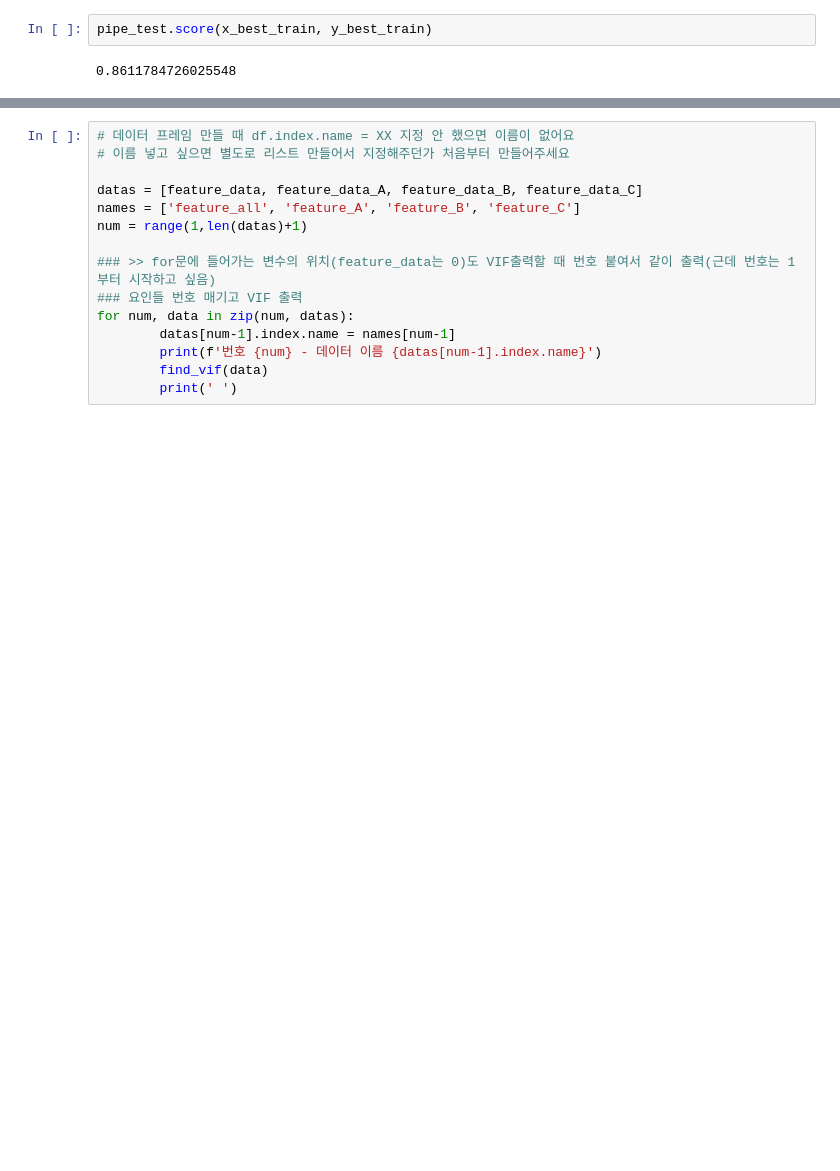
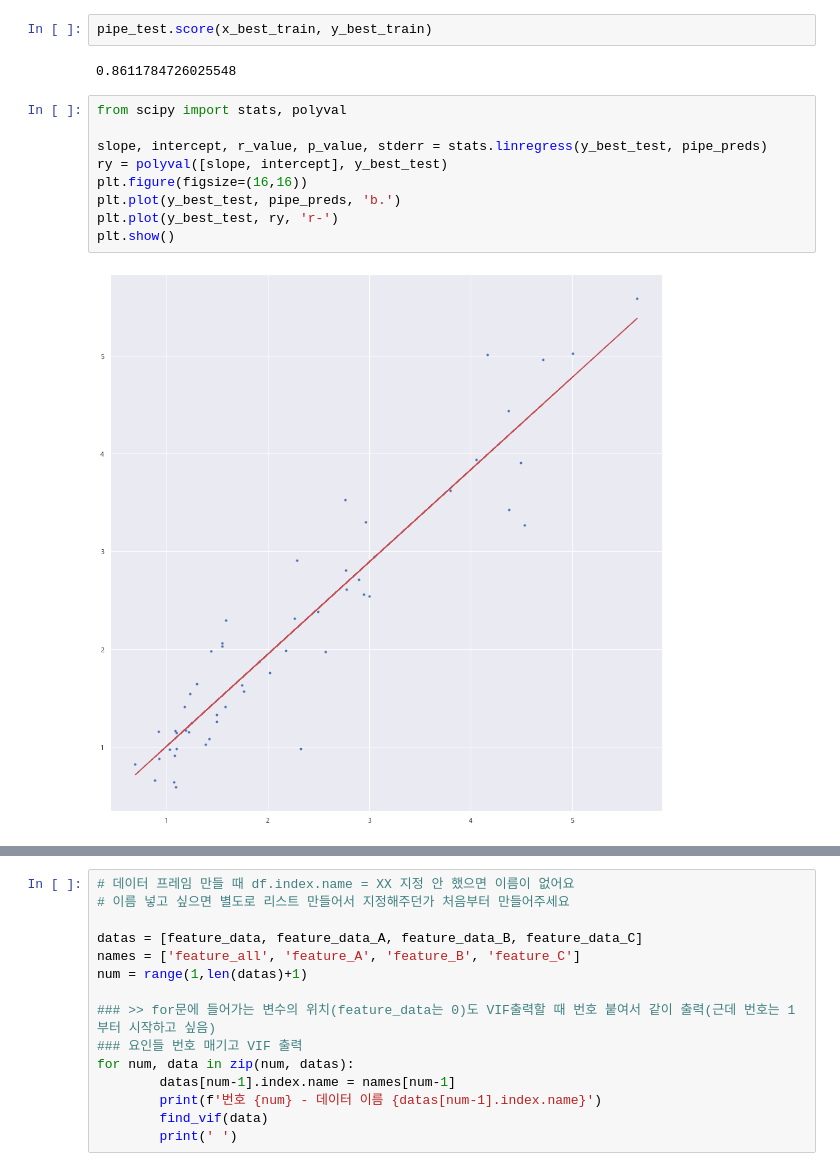
Before and after one commit to pelllzz/ubion4_project1, a Jupyter notebook: code/analysis.ipynb, the cells around one changed output, grey strips where cells are left out. Drawn from its saved outputs; the diff is of its cells as text; blank space fills up the shorter version.

```diff
--- a/code/analysis.ipynb
+++ b/code/analysis.ipynb
@@ -1075,3 +1084,14 @@ plt.show()
 pipe_test.score(x_best_train, y_best_train)
 # %% [output]
 0.8611784726025548
+# %%
+from scipy import stats, polyval
+
+slope, intercept, r_value, p_value, stderr = stats.linregress(y_best_test, pipe_preds)
+ry = polyval([slope, intercept], y_best_test)
+plt.figure(figsize=(16,16))
+plt.plot(y_best_test, pipe_preds, 'b.')
+plt.plot(y_best_test, ry, 'r-')
+plt.show()
+# %% [output]
+[figure, added]
```
Also changed, not shown: parts of 5 cells of this notebook.
